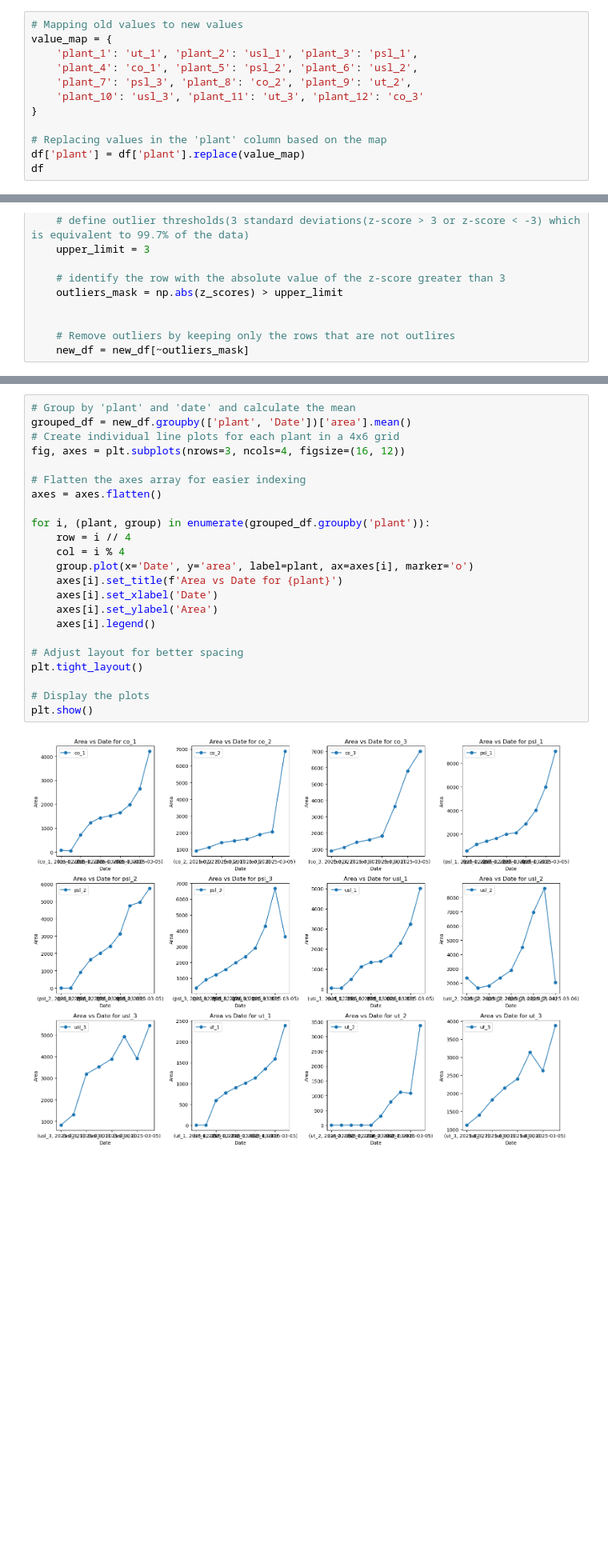
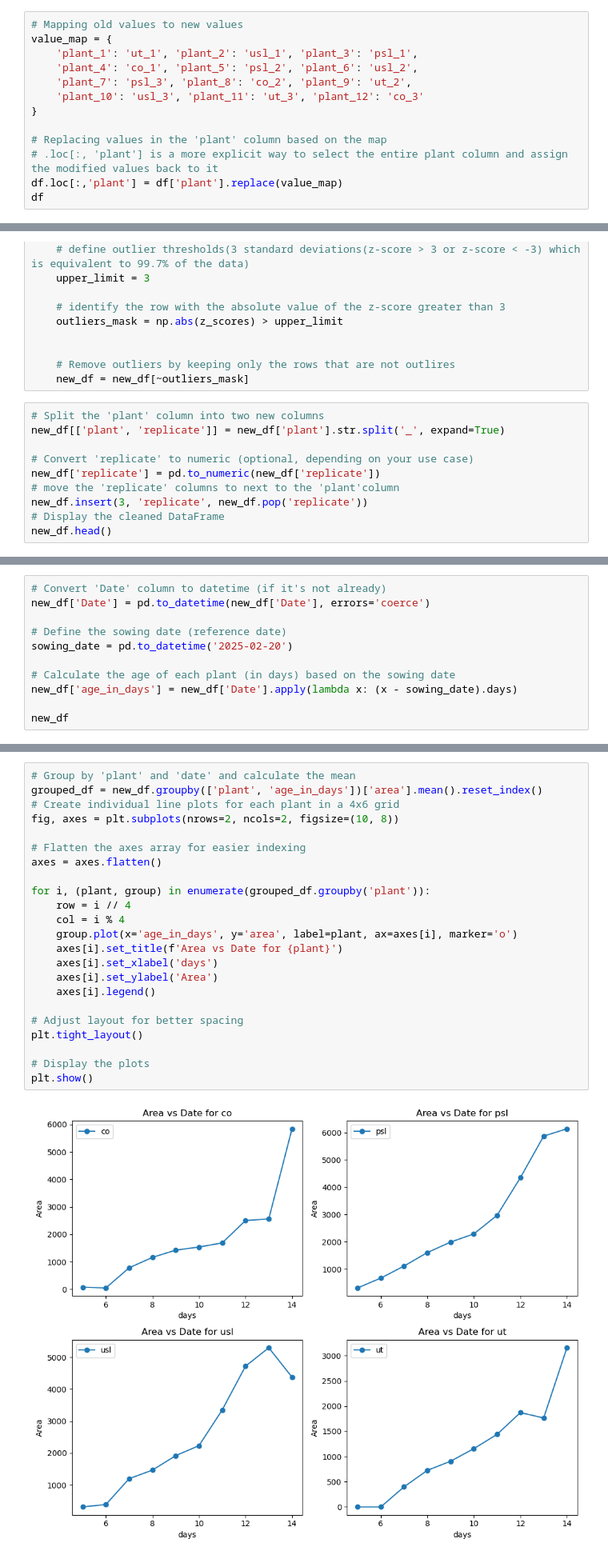
Before and after one commit to Rahwa-Kiros/Automated-image-based-phenotyping, a Jupyter notebook: jeson_data_processing.ipynb, the cells around one changed output, grey strips where cells are left out. Shown at 80% size. Cells and saved outputs as stored; diff of their text form; blank space fills up the shorter version.

Commit message:
some modification and add multi_image.ipynb file

```diff
--- a/jeson_data_processing.ipynb
+++ b/jeson_data_processing.ipynb
@@ -218,6 +223,7 @@ value_map = {
 }
 
 # Replacing values in the 'plant' column based on the map
-df['plant'] = df['plant'].replace(value_map)
+# .loc[:, 'plant'] is a more explicit way to select the entire plant column and assign the modified values back to it
+df.loc[:,'plant'] = df['plant'].replace(value_map)
 df
 # %% [output]
@@ -335,3 +336,13 @@ for x in columns:
 
     # Remove outliers by keeping only the rows that are not outlires
     new_df = new_df[~outliers_mask]
+# %%
+# Split the 'plant' column into two new columns
+new_df[['plant', 'replicate']] = new_df['plant'].str.split('_', expand=True)
+
+# Convert 'replicate' to numeric (optional, depending on your use case)
+new_df['replicate'] = pd.to_numeric(new_df['replicate'])
+# move the 'replicate' columns to next to the 'plant'column
+new_df.insert(3, 'replicate', new_df.pop('replicate'))
+# Display the cleaned DataFrame
+new_df.head()
@@ -337,0 +357,11 @@ for x in columns:
+# %%
+# Convert 'Date' column to datetime (if it's not already)
+new_df['Date'] = pd.to_datetime(new_df['Date'], errors='coerce')
+
+# Define the sowing date (reference date)
+sowing_date = pd.to_datetime('2025-02-20')
+
+# Calculate the age of each plant (in days) based on the sowing date
+new_df['age_in_days'] = new_df['Date'].apply(lambda x: (x - sowing_date).days)
+
+new_df
@@ -338,25 +382,25 @@ for x in columns:
 # %%
 # Group by 'plant' and 'date' and calculate the mean
-grouped_df = new_df.groupby(['plant', 'Date'])['area'].mean()
+grouped_df = new_df.groupby(['plant', 'age_in_days'])['area'].mean().reset_index()
 # Create individual line plots for each plant in a 4x6 grid
-fig, axes = plt.subplots(nrows=3, ncols=4, figsize=(16, 12))
+fig, axes = plt.subplots(nrows=2, ncols=2, figsize=(10, 8))
 
 # Flatten the axes array for easier indexing
 axes = axes.flatten()
 
 for i, (plant, group) in enumerate(grouped_df.groupby('plant')):
     row = i // 4
     col = i % 4
-    group.plot(x='Date', y='area', label=plant, ax=axes[i], marker='o')
+    group.plot(x='age_in_days', y='area', label=plant, ax=axes[i], marker='o')
     axes[i].set_title(f'Area vs Date for {plant}')
-    axes[i].set_xlabel('Date')
+    axes[i].set_xlabel('days')
     axes[i].set_ylabel('Area')
     axes[i].legend()
 
 # Adjust layout for better spacing
 plt.tight_layout()
 
 # Display the plots
 plt.show()
 # %% [output]
-[figure, old version]
+[figure, new version]
```
Also changed, not shown: parts of 7 cells of this notebook, 1 other file.
